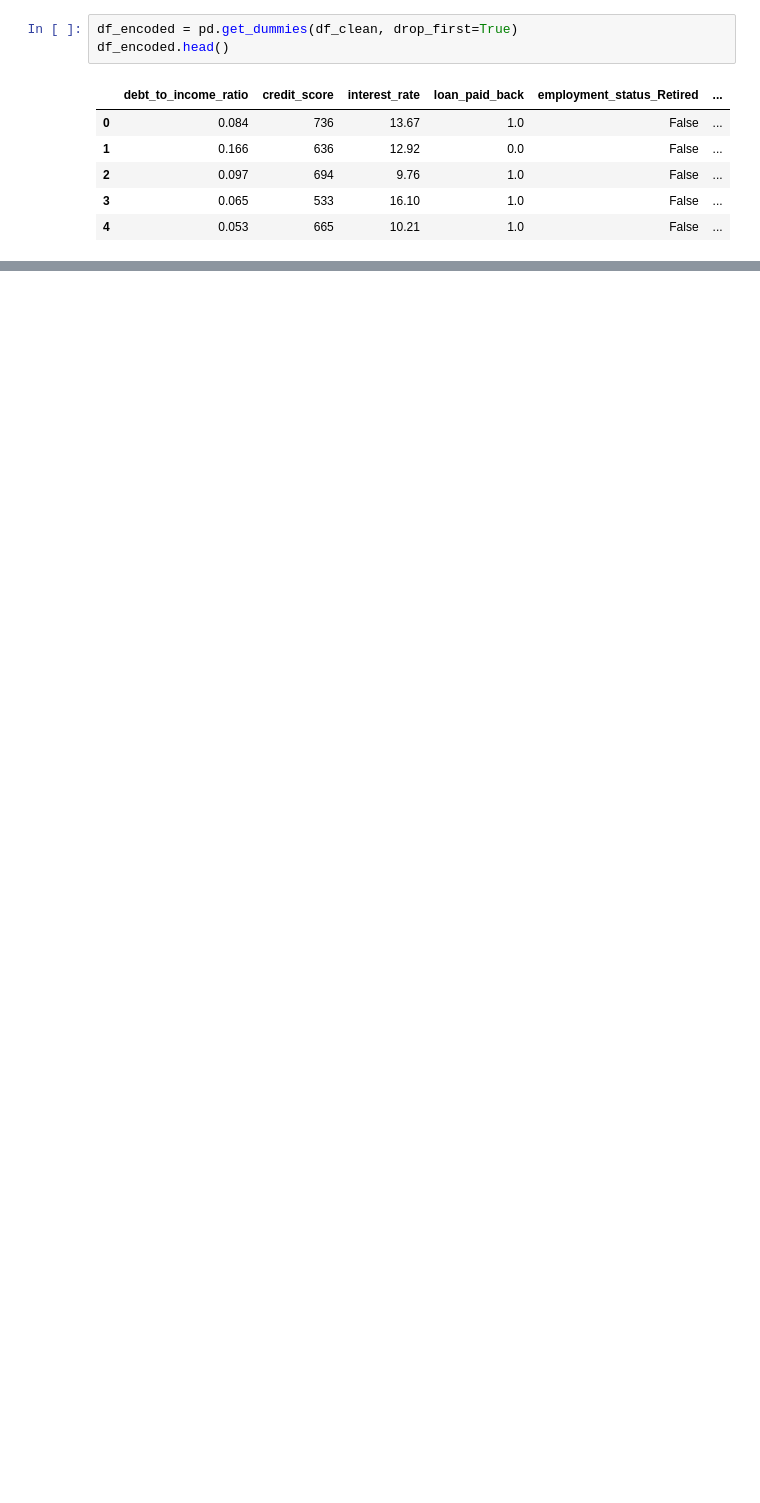
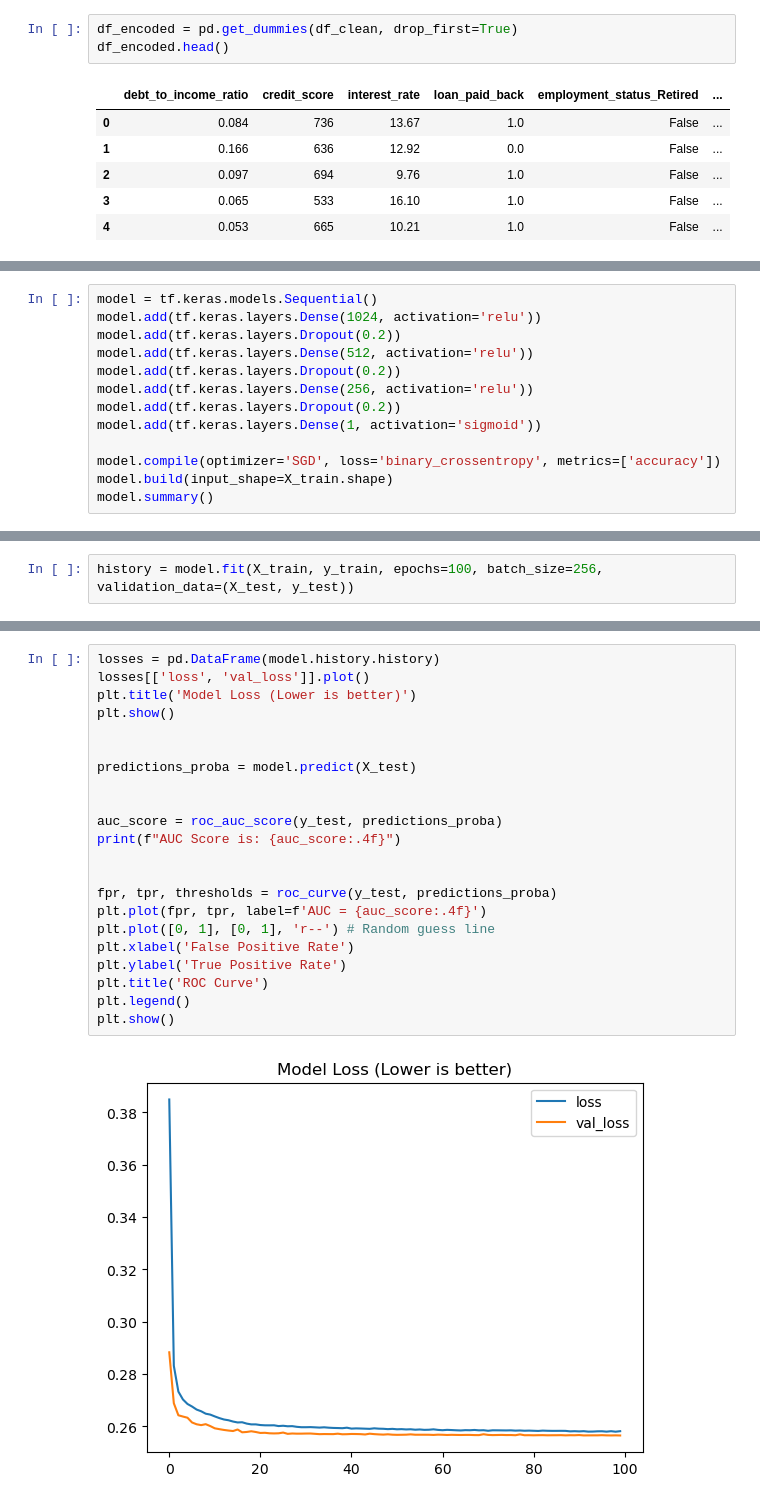
Before and after one commit to meditatoire/Kaggle, a Jupyter notebook: predicting-loan-payback/loan-payback.ipynb, the cells around one changed output, grey strips where cells are left out. Drawn from its saved outputs; the diff is of its cells as text; blank space fills up the shorter version.

Commit message:
add a NN model for loan payback prediction and submit competition data.

```diff
--- a/predicting-loan-payback/loan-payback.ipynb
+++ b/predicting-loan-payback/loan-payback.ipynb
@@ -124,0 +143,13 @@ df_encoded.head()
+# %%
+model = tf.keras.models.Sequential()
+model.add(tf.keras.layers.Dense(1024, activation='relu'))
+model.add(tf.keras.layers.Dropout(0.2))
+model.add(tf.keras.layers.Dense(512, activation='relu'))
+model.add(tf.keras.layers.Dropout(0.2))
+model.add(tf.keras.layers.Dense(256, activation='relu'))
+model.add(tf.keras.layers.Dropout(0.2))
+model.add(tf.keras.layers.Dense(1, activation='sigmoid'))
+
+model.compile(optimizer='SGD', loss='binary_crossentropy', metrics=['accuracy'])
+model.build(input_shape=X_train.shape)
+model.summary()
@@ -124,0 +178,2 @@ df_encoded.head()
+# %%
+history = model.fit(X_train, y_train, epochs=100, batch_size=256, validation_data=(X_test, y_test))
@@ -124,0 +209,24 @@ df_encoded.head()
+# %%
+losses = pd.DataFrame(model.history.history)
+losses[['loss', 'val_loss']].plot()
+plt.title('Model Loss (Lower is better)')
+plt.show()
+
+
+predictions_proba = model.predict(X_test)
+
+
+auc_score = roc_auc_score(y_test, predictions_proba)
+print(f"AUC Score is: {auc_score:.4f}")
+
+
+fpr, tpr, thresholds = roc_curve(y_test, predictions_proba)
+plt.plot(fpr, tpr, label=f'AUC = {auc_score:.4f}')
+plt.plot([0, 1], [0, 1], 'r--') # Random guess line
+plt.xlabel('False Positive Rate')
+plt.ylabel('True Positive Rate')
+plt.title('ROC Curve')
+plt.legend()
+plt.show()
+# %% [output]
+[figure, added]
```
Also changed, not shown: parts of 10 cells of this notebook.
